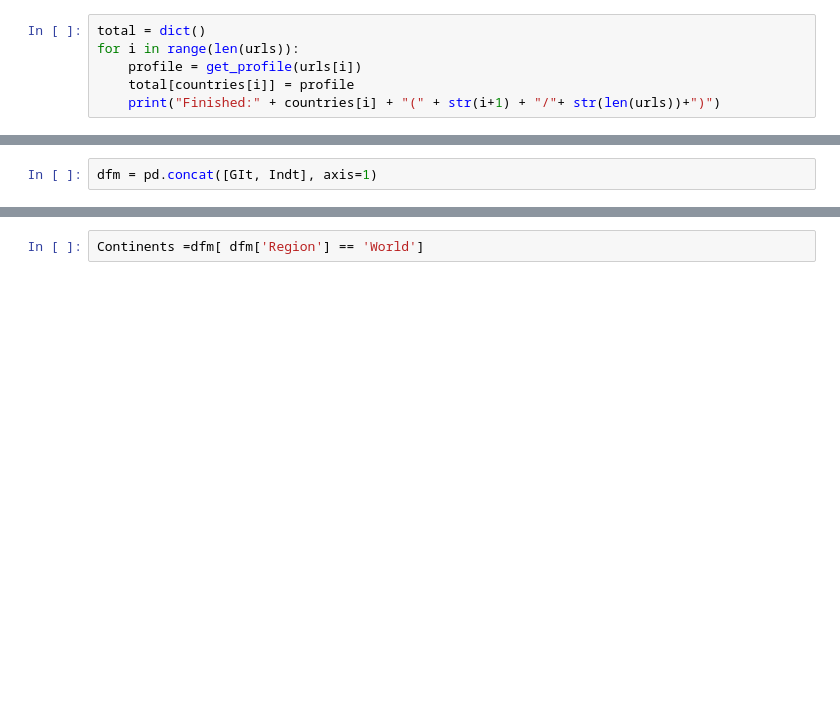
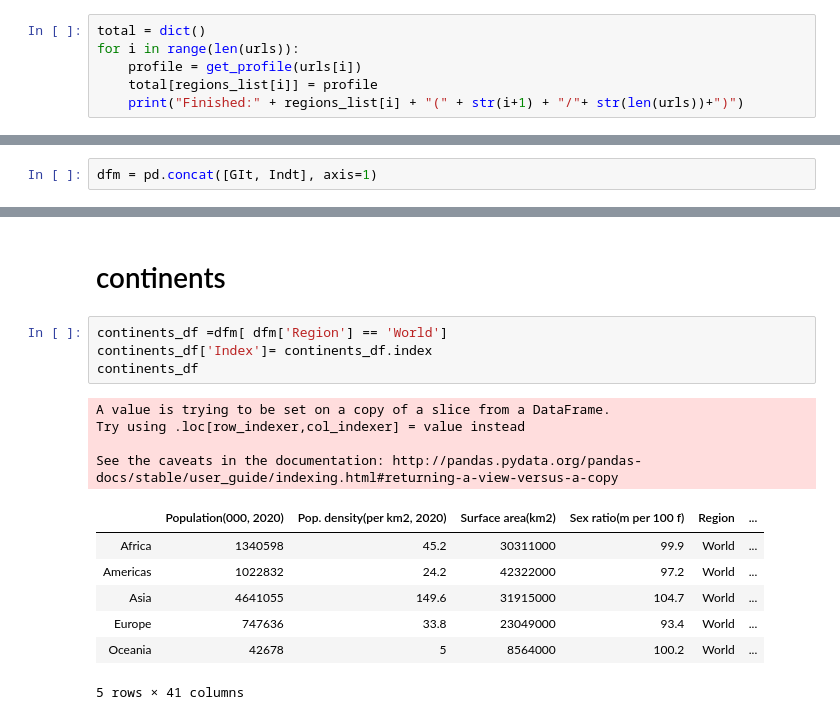
Before and after one commit to kargaranamir/World-Ontology, a Jupyter notebook: Data Collection/UNdata/UNdata_multiple_countries.ipynb, the cells around one changed output, grey strips where cells are left out. Drawn from its saved outputs; the diff is of its cells as text; blank space fills up the shorter version.

```diff
--- a/Data Collection/UNdata/UNdata_multiple_countries.ipynb
+++ b/Data Collection/UNdata/UNdata_multiple_countries.ipynb
@@ -243,8 +280,8 @@ True
 total = dict()
 for i in range(len(urls)):
     profile = get_profile(urls[i])
-    total[countries[i]] = profile
-    print("Finished:" + countries[i] + "(" + str(i+1) + "/"+ str(len(urls))+")")
+    total[regions_list[i]] = profile
+    print("Finished:" + regions_list[i] + "(" + str(i+1) + "/"+ str(len(urls))+")")
 # %% [output]
 Finished:World(1/30)
 Finished:Africa(2/30)
@@ -292,2 +403,18 @@ dfm = pd.concat([GIt, Indt], axis=1)
+# %% [markdown]
+# continents
 # %%
-Continents =dfm[ dfm['Region'] == 'World']
+continents_df =dfm[ dfm['Region'] == 'World']
+continents_df['Index']= continents_df.index
+continents_df
+# %% [output]
+A value is trying to be set on a copy of a slice from a DataFrame.
+Try using .loc[row_indexer,col_indexer] = value instead
+
+See the caveats in the documentation: http://pandas.pydata.org/pandas-docs/stable/user_guide/indexing.html#returning-a-view-versus-a-copy
+|  | Population(000, 2020) | Pop. density(per km2, 2020) | Surface area(km2) | Sex ratio(m per 100 f) | Region | ... |
+| Africa | 1340598 | 45.2 | 30311000 | 99.9 | World | ... |
+| Americas | 1022832 | 24.2 | 42322000 | 97.2 | World | ... |
+| Asia | 4641055 | 149.6 | 31915000 | 104.7 | World | ... |
+| Europe | 747636 | 33.8 | 23049000 | 93.4 | World | ... |
+| Oceania | 42678 | 5 | 8564000 | 100.2 | World | ... |
+5 rows × 41 columns
```
Also changed, not shown: parts of 22 cells of this notebook, 4 other files.
